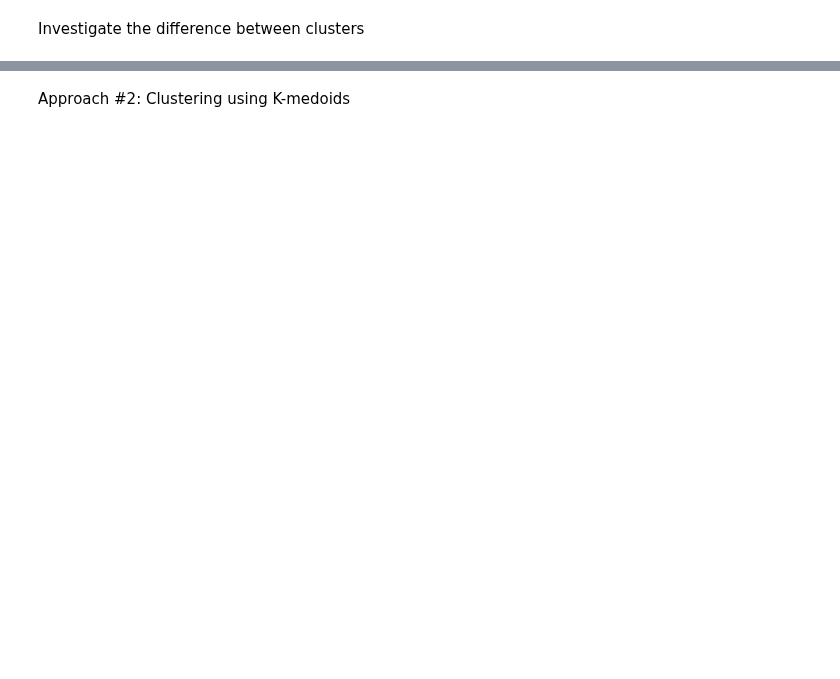
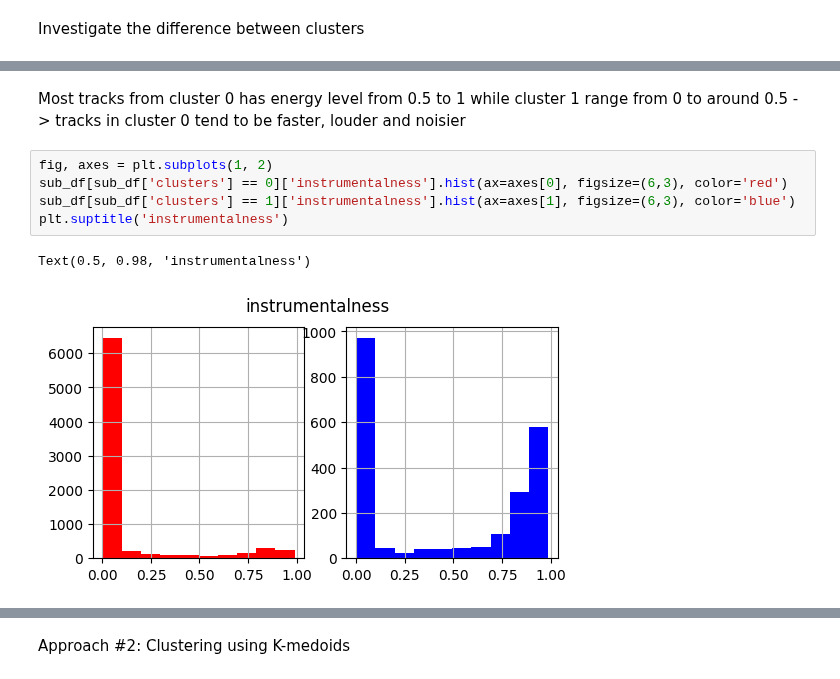
Before and after one commit to ninh-nd/spotify-rec, a Jupyter notebook: seed/data.ipynb, the cells around one changed output, grey strips where cells are left out. Drawn from its saved outputs; the diff is of its cells as text; blank space fills up the shorter version.

```diff
--- a/seed/data.ipynb
+++ b/seed/data.ipynb
@@ -178,0 +206,10 @@ Investigate the difference between clusters
+# %% [markdown]
+Most tracks from cluster 0 has energy level from 0.5 to 1 while cluster 1 range from 0 to around 0.5 -> tracks in cluster 0 tend to be faster, louder and noisier
+# %%
+fig, axes = plt.subplots(1, 2)
+sub_df[sub_df['clusters'] == 0]['instrumentalness'].hist(ax=axes[0], figsize=(6,3), color='red')
+sub_df[sub_df['clusters'] == 1]['instrumentalness'].hist(ax=axes[1], figsize=(6,3), color='blue')
+plt.suptitle('instrumentalness')
+# %% [output]
+Text(0.5, 0.98, 'instrumentalness')
+[figure, added]
```
Also changed, not shown: parts of 28 cells of this notebook.
